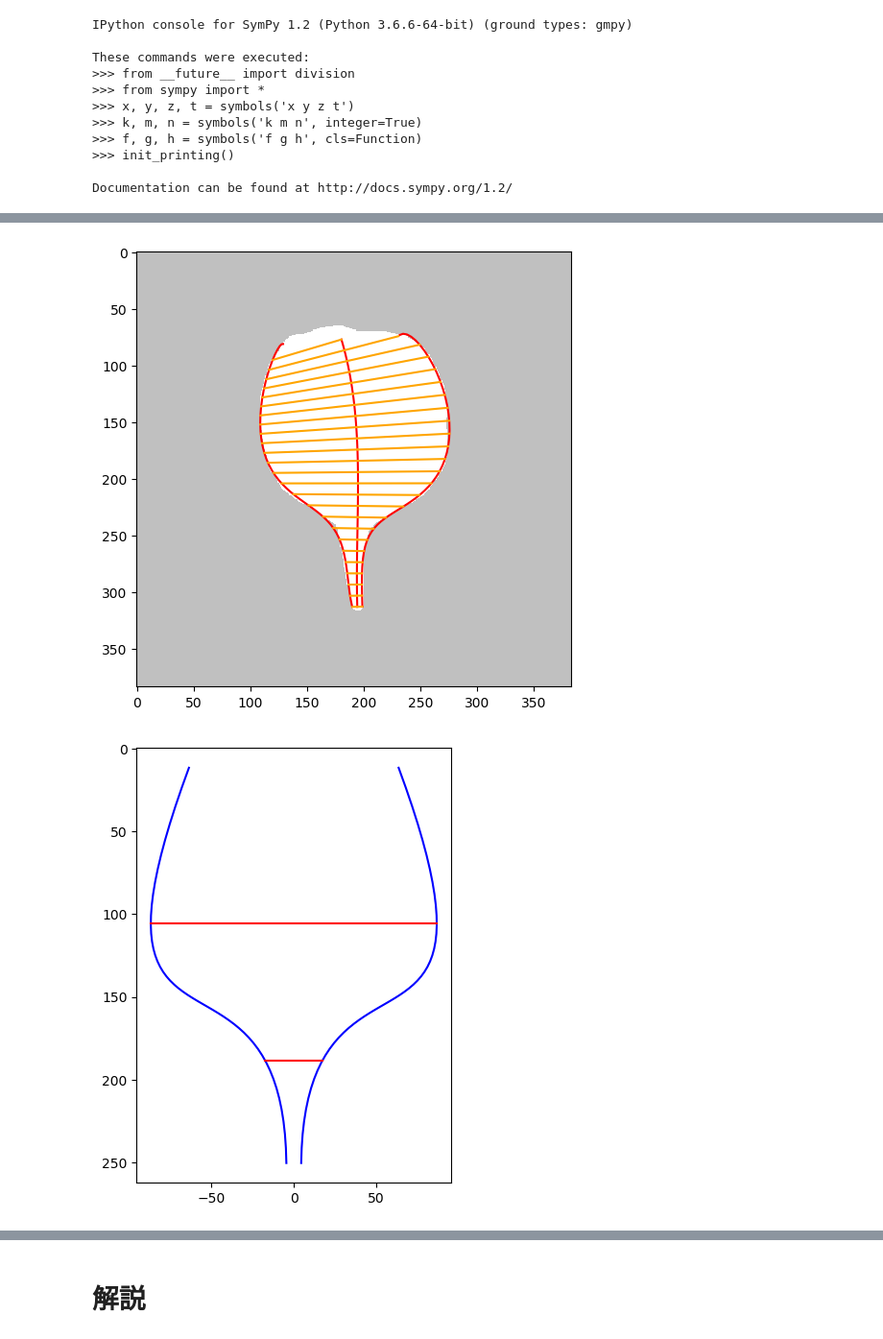
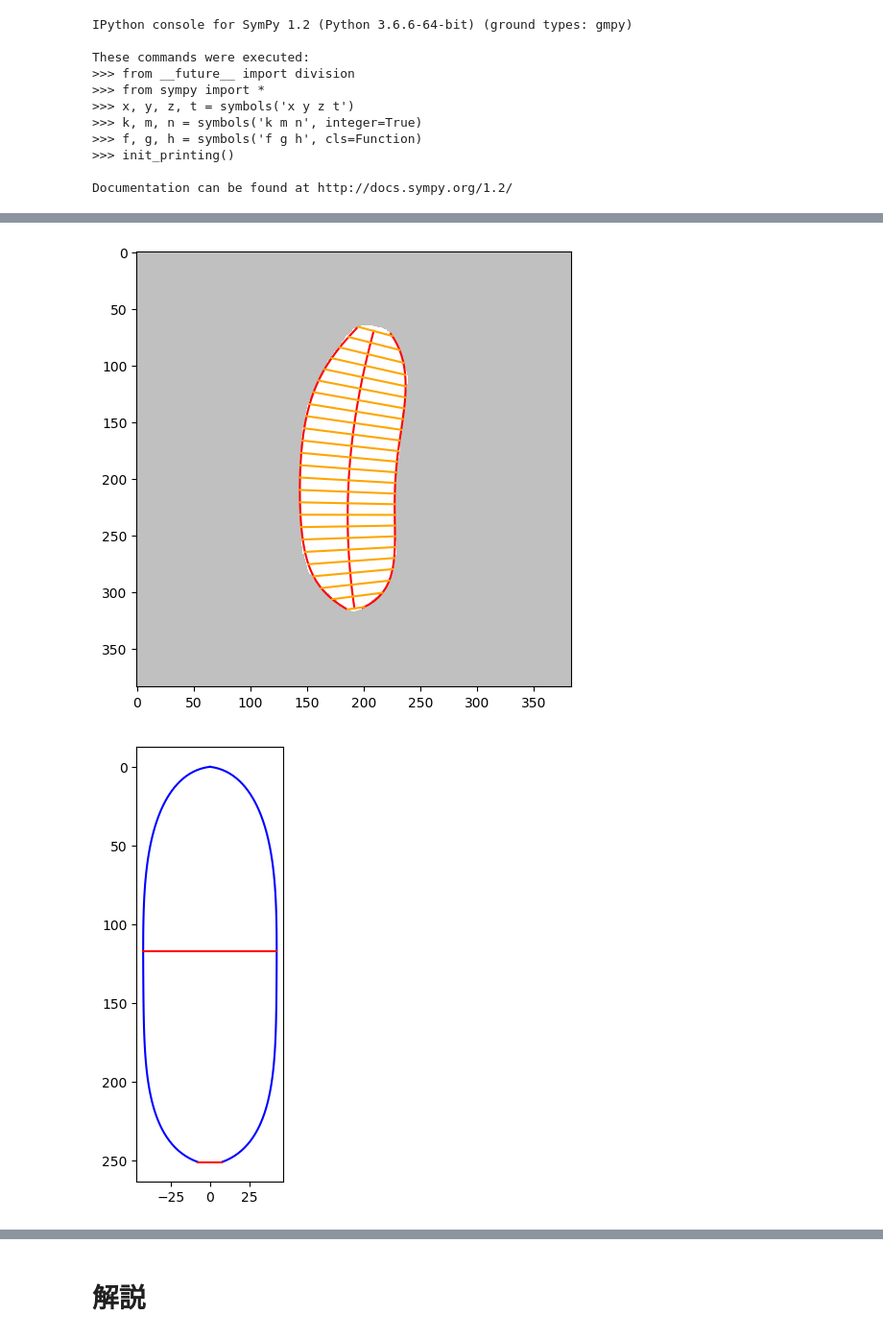
Before and after one commit to iciromaco/RL2nd, a Jupyter notebook: WORK.ipynb, the cells around one changed output, grey strips where cells are left out. Shown at 96% size. Saved outputs shown, nothing was run; the diff lists cells and outputs as text; code cells hidden in the pictures.

```diff
--- a/WORK.ipynb
+++ b/WORK.ipynb
@@ -467,17 +457,17 @@ def approxAndMeasurement(img,M=3,N=5,C=3,L=3,precPara1=0.1,precPara2=0.01,n_samp
     ## ベジエ曲線あてはめ（パス１）
     cpl,cpr,cpc, bezL,bezR,bezC,cntL,cntR = cntPair2bez(cntl,cntr,N=M, precPara=precPara1,openmode=openmode,debugmode=debugmode,showImage=showImage)
     ## 中心軸をもとにしてより妥当な左右の輪郭をえる
-    cntl,cntr = reGetCntPair(img,cnt,cpl,cpr,bezC)
+    cntl,cntr,TopP,_ = reGetCntPair(img,cnt,cpl,cpr,bezC)
     ## ベジエ曲線あてはめ （パス２）
     cpl,cpr,cpc, bezL,bezR,bezC,cntL,cntR= cntPair2bez(cntl,cntr,N=N,n_samples=n_samples, precPara=precPara2, openmode=openmode,debugmode=debugmode,showImage=showImage)
     ## 中心軸へのベジエあてはめ
     cpxc,cpyc,bezC2  = getcenterBez(bezL,bezR,C=C,precPara2=precPara2,n_samples = n_samples, openmode=openmode,debugmode=debugmode)
     ## 幅のサンプリング
-    PlistL,PlistR,PosL,PosR = calcWidthFunc(bezL,bezR,bezC2,n_samples=n_samples)
+    PlistL,PlistR,PlistC, PosL,PosR,PosC = calcWidthFunc(bezL,bezR,bezC2,n_samples=n_samples)
     ## 結果の表示
-    drawBez2(img,bezL,bezR,bezC=bezC2,ladder='normal',PosL=PosL,PosR=PosR,n_samples=n_samples)
+    drawBez2(img,bezL,bezR,bezC=bezC2,ladder='normal',PosL=PosL,PosR=PosR,PosC=PosC, n_samples=n_samples)
     ## 延伸形状復元＆計測
-    shapeX,shapeY,radishLength, maxDia = shapeReconstruction(cnt,PosL,PosR,bezL,bezR,bezC,cntl,cntr,C=L,precPara=precPara2,showImage=showImage)
+    shapeX,shapeY,radishLength, maxDia = shapeReconstruction(cnt,PosL,PosR,PosC,bezL,bezR,bezC2,cntl,cntr,C=L,precPara=precPara2,showImage=showImage)
     ## 面積のずれの計算
     diffCnt2Bez(img,cnt,cntl,cntr,bezL,bezR, showImage=showImage)
 # %%
@@ -496,4 +488,5 @@ CAP(近似除外上端部)　3.8
 # %%
-img =imgs[1]
-approxAndMeasurement(img,M=4,N=5,C=3,L=3,precPara1=0.1,precPara2=0.01,n_samples=25,openmode=False,debugmode=False,showImage=True)
+%time
+img =imgs[0]
+%time approxAndMeasurement(img,M=4,N=5,C=3,L=5,precPara1=0.05,precPara2=0.01,n_samples=25,openmode=False,debugmode=False,showImage=True)
 # %% [output]
@@ -505,2 +505,2 @@ CAP(近似除外上端部)　11.4
-[figure, old version]
+[figure, new version]
-[figure, old version]
+[figure, new version]
```
Also changed, not shown: parts of 24 cells of this notebook.
